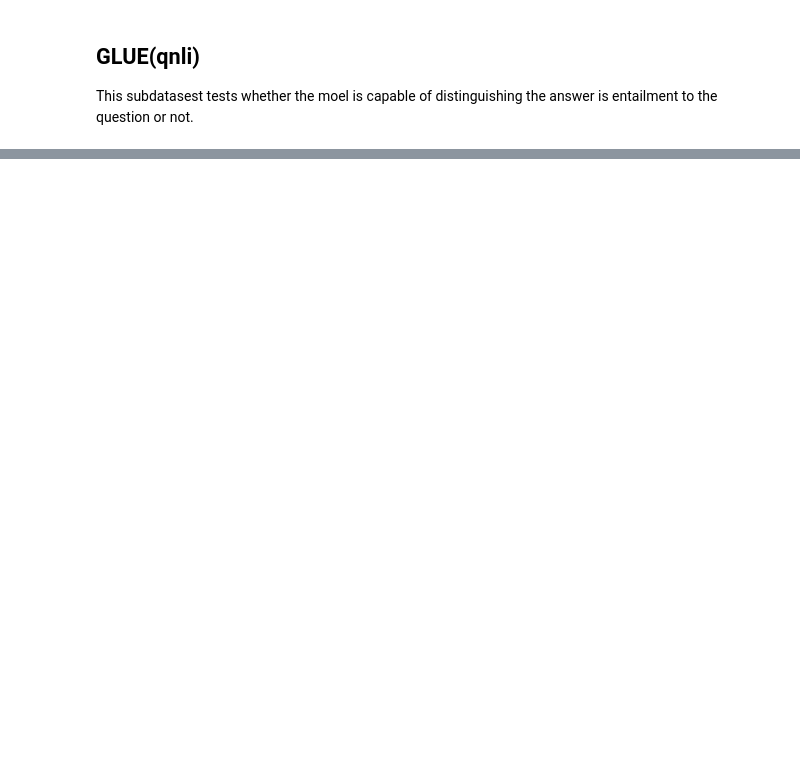
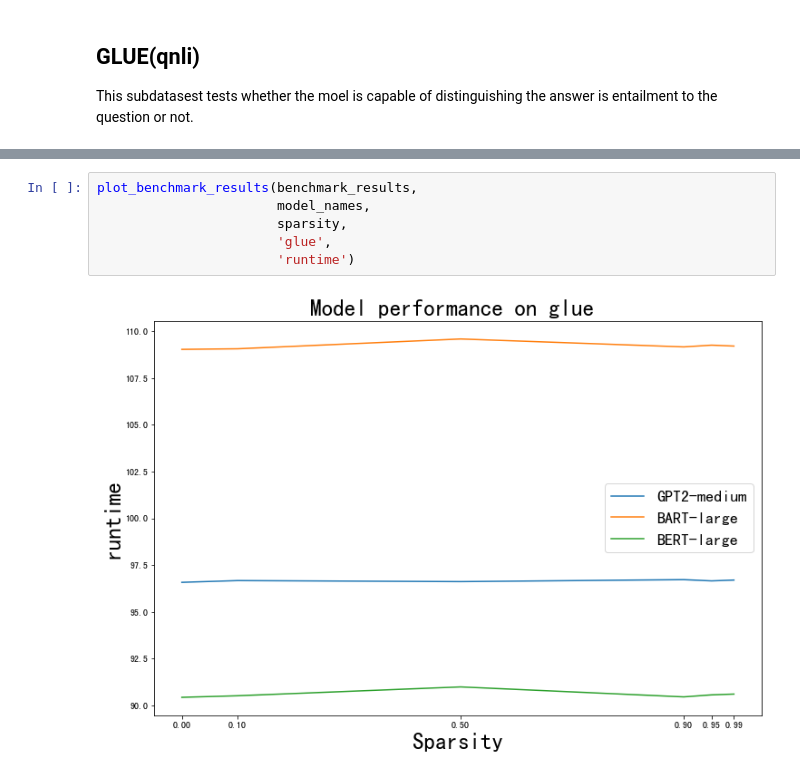
Before and after one commit to Hongkai040/llm-sparsification-hongkai, a Jupyter notebook: notebooks/vis_benckmarks_and_size.ipynb, the cells around one changed output, grey strips where cells are left out. Drawn from its saved outputs; the diff is of its cells as text; blank space fills up the shorter version.

```diff
--- a/notebooks/vis_benckmarks_and_size.ipynb
+++ b/notebooks/vis_benckmarks_and_size.ipynb
@@ -57,0 +142,8 @@ This subdatasest tests whether the moel is capable of distinguishing the answer
+# %%
+plot_benchmark_results(benchmark_results,
+                       model_names,
+                       sparsity,
+                       'glue',
+                       'runtime')
+# %% [output]
+[figure, added]
```
Also changed, not shown: parts of 7 cells of this notebook, 4 other files.
